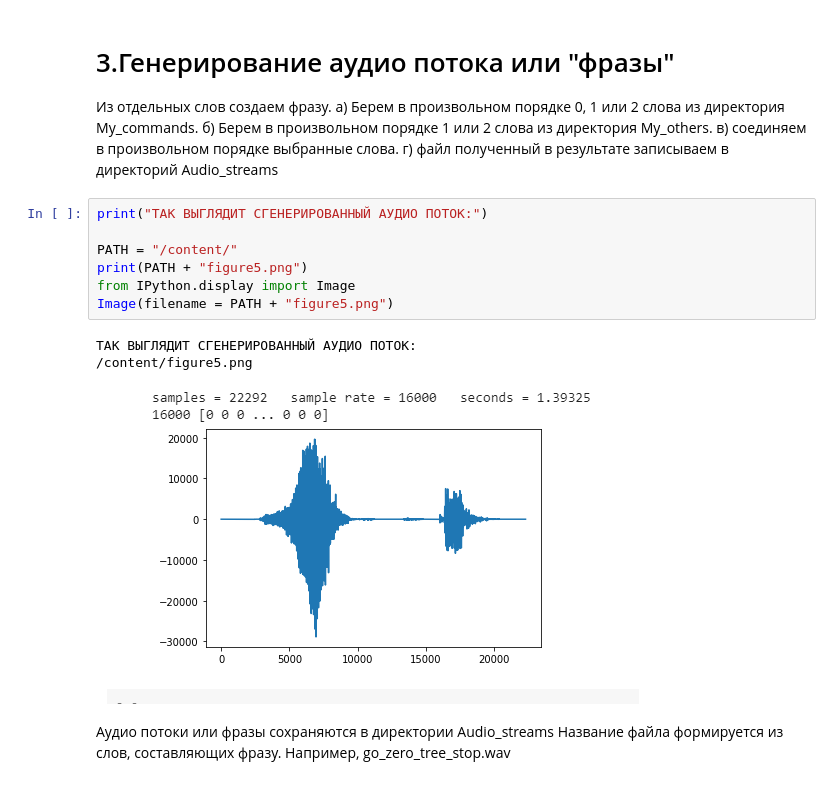
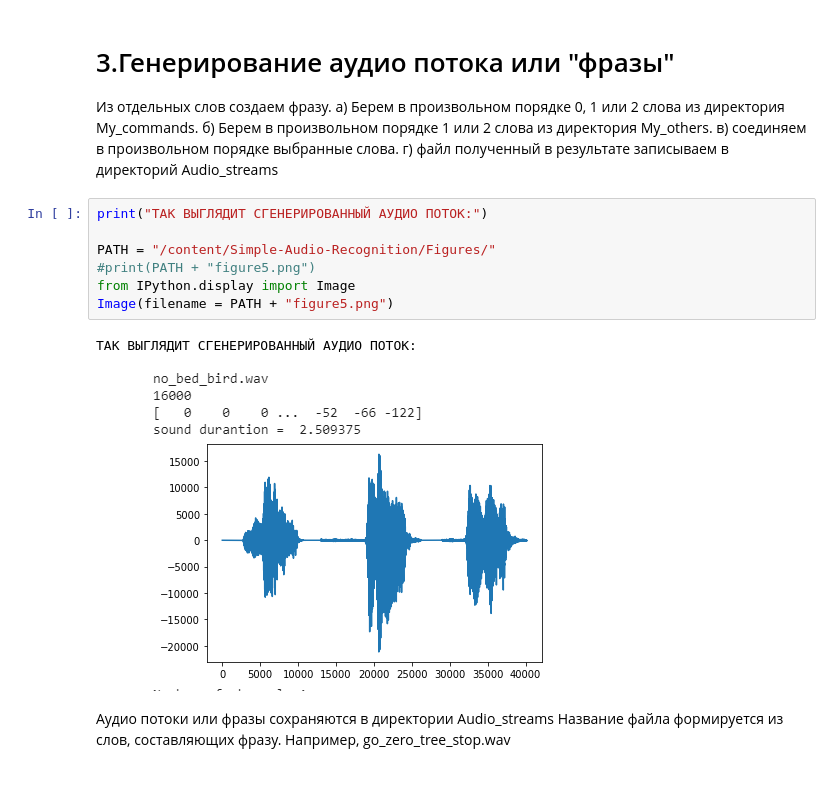
Before and after one commit to inpicksys/Simple-Audio-Recognition, a Jupyter notebook: ОПИСАНИЕ ПРОЕКТА.ipynb, the cells around one changed output. Cells and saved outputs as stored; diff of their text form.

```diff
--- a/ОПИСАНИЕ ПРОЕКТА.ipynb
+++ b/ОПИСАНИЕ ПРОЕКТА.ipynb
@@ -68,14 +80,13 @@ Image(filename)
 # %%
 print("ТАК ВЫГЛЯДИТ СГЕНЕРИРОВАННЫЙ АУДИО ПОТОК:")
 
-PATH = "/content/"
-print(PATH + "figure5.png")
+PATH = "/content/Simple-Audio-Recognition/Figures/"
+#print(PATH + "figure5.png")
 from IPython.display import Image
 Image(filename = PATH + "figure5.png")
 # %% [output]
 ТАК ВЫГЛЯДИТ СГЕНЕРИРОВАННЫЙ АУДИО ПОТОК:
-/content/figure5.png
-[figure, old version]
+[figure, new version]
 # %% [markdown]
 Аудио потоки или фразы сохраняются в директории Audio_streams
 Название файла формируется из слов, составляющих фразу.
```
Also changed, not shown: parts of 33 cells of this notebook.
